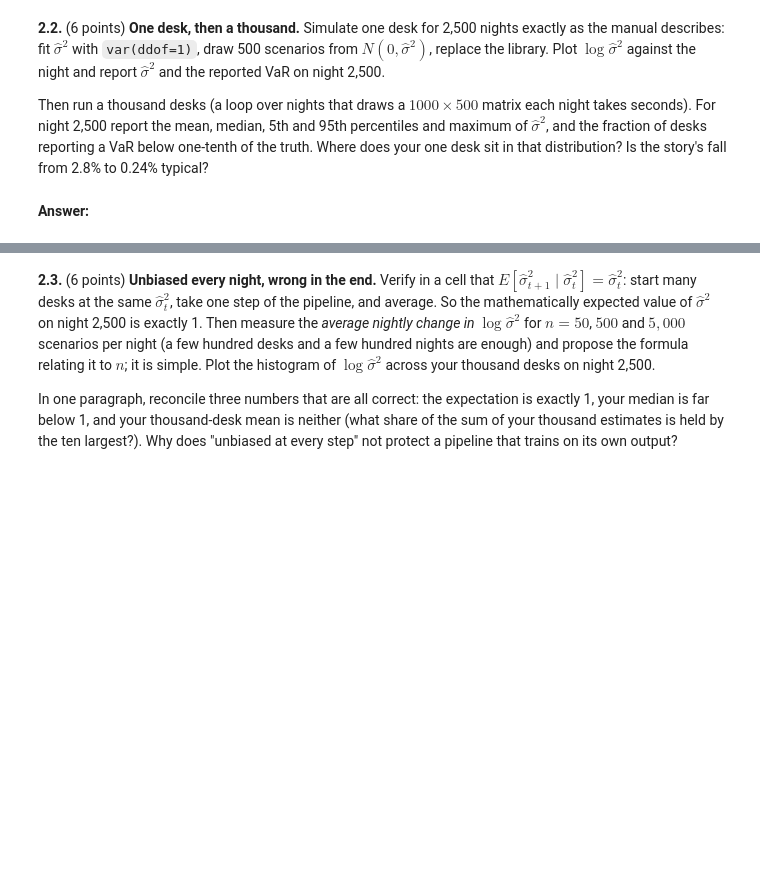
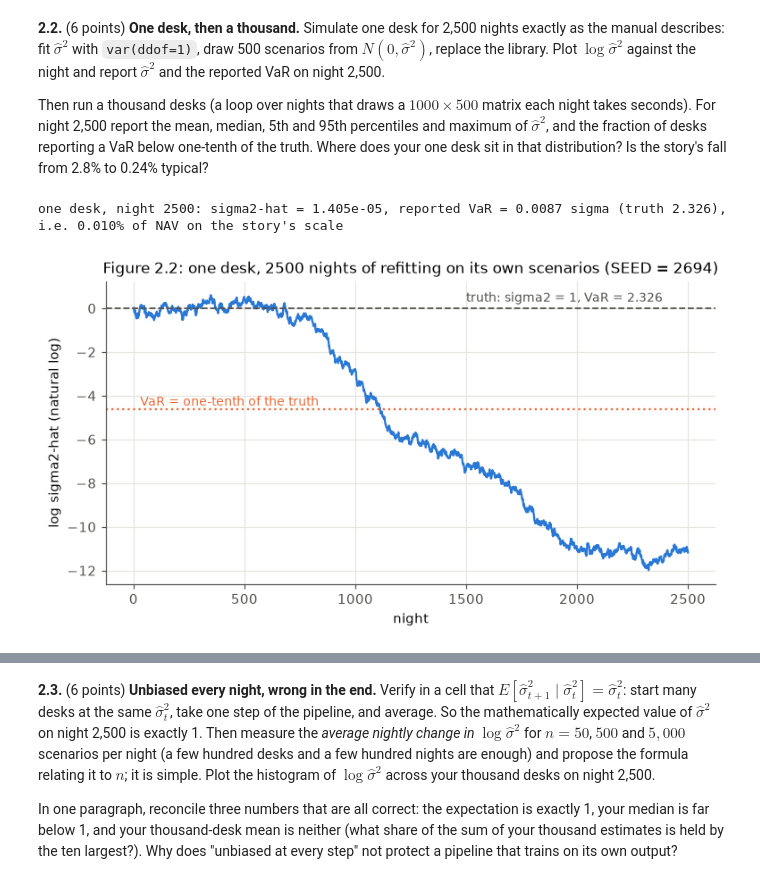
Before and after one commit to Teknado/UChicago, a Jupyter notebook: Final_Autumn_2026-1.ipynb, the cells around one changed output, grey strips where cells are left out. Saved outputs shown, nothing was run; the diff lists cells and outputs as text; code cells hidden in the pictures; blank space fills up the shorter version.

```diff
--- a/Final_Autumn_2026-1.ipynb
+++ b/Final_Autumn_2026-1.ipynb
@@ -562,2 +564,55 @@ your one desk sit in that distribution? Is the story's fall from 2.8% to 0.24% t
-# %% [markdown]
-**Answer:**
+# %%
+import scipy.stats as stats
+
+N_DESKS = 1000
+STORY_VAR_START, STORY_VAR_END = 2.8, 0.24          # % of NAV, from the story
+
+# One master seed, named independent streams: re-running any cell reproduces its numbers,
+# and adding a stream at the end never changes the others.
+STREAMS = ['one_desk', 'desks_1000', 'mart_s0_1', 'mart_s0_one', 'drift_50', 'drift_500', 'drift_5000',
+           'drift_50_precise', 'mixed_real', 'mixed_synth', 'dj_scen', 'kurt_null', 'dj_boot']
+_SS = dict(zip(STREAMS, np.random.SeedSequence(SEED).spawn(len(STREAMS))))
+def rng_for(name):
+    """A fresh generator on a named stream (the same numbers every time the cell is run)."""
+    return np.random.default_rng(_SS[name])
+
+def run_desks(n_desks, n_scen, nights, rng, s2_night1=1.0):
+    """The manual's pipeline for many desks at once. Row k of the result is log sigma2-hat on night k+1.
+    Night 1 fits the real library (sample variance s2_night1); every later night fits the previous night's scenarios."""
+    log_s2 = np.empty((nights, n_desks))
+    s2 = np.full(n_desks, float(s2_night1))
+    log_s2[0] = np.log(s2)
+    for k in range(1, nights):
+        scen = rng.standard_normal((n_desks, n_scen)) * np.sqrt(s2)[:, None]   # (2) draw from N(0, s2): the scale is the SD
+        s2 = scen.var(axis=1, ddof=1)                                          # (3) replace the library, (1) refit next night
+        log_s2[k] = np.log(s2)
+    return log_s2
+
+# --- One desk, exactly as the manual reads ---
+rng = rng_for('one_desk')
+s2_one = np.empty(NIGHTS)
+s2_one[0] = 1.0                                       # night 1: the real library has sample variance exactly 1
+for k in range(1, NIGHTS):
+    library = rng.normal(0.0, np.sqrt(s2_one[k - 1]), N_SCEN)   # (2) 500 scenarios from N(0, last fit); (3) they replace the library
+    s2_one[k] = library.var(ddof=1)                             # (1) tonight's unbiased fit
+var_one = Z01 * np.sqrt(s2_one)                                 # (4) reported VaR, in units of sigma
+
+# the vectorised pipeline used below must reproduce this literal loop
+assert np.allclose(np.log(s2_one), run_desks(1, N_SCEN, NIGHTS, rng_for('one_desk'))[:, 0], rtol=0, atol=1e-10)
+print(f'one desk, night {NIGHTS}: sigma2-hat = {s2_one[-1]:.4g}, reported VaR = {var_one[-1]:.4f} sigma '
+      f'(truth {Z01:.3f}), i.e. {STORY_VAR_START * np.sqrt(s2_one[-1]):.3f}% of NAV on the story\'s scale')
+
+fig, ax = plt.subplots(figsize=(8, 4))
+nights = np.arange(1, NIGHTS + 1)
+ax.plot(nights, np.log(s2_one), color=C_BLUE, linewidth=1.5)
+ax.axhline(0, color=C_GREY, linestyle='--', linewidth=1.2)
+ax.text(1500, 0.3, 'truth: sigma2 = 1, VaR = 2.326', color=C_GREY, fontsize=9)
+ax.axhline(np.log(0.01), color=C_ORANGE, linestyle=':', linewidth=1.5)
+ax.text(30, np.log(0.01) + 0.15, 'VaR = one-tenth of the truth', color=C_ORANGE, fontsize=9)
+ax.set_xlabel('night')
+ax.set_ylabel('log sigma2-hat (natural log)')
+ax.set_title(f'Figure 2.2: one desk, {NIGHTS} nights of refitting on its own scenarios (SEED = {SEED})')
+plt.show()
+# %% [output]
+one desk, night 2500: sigma2-hat = 1.405e-05, reported VaR = 0.0087 sigma (truth 2.326), i.e. 0.010% of NAV on the story's scale
+[figure, added]
```
Also changed, not shown: parts of 17 cells of this notebook, 1 other file.
